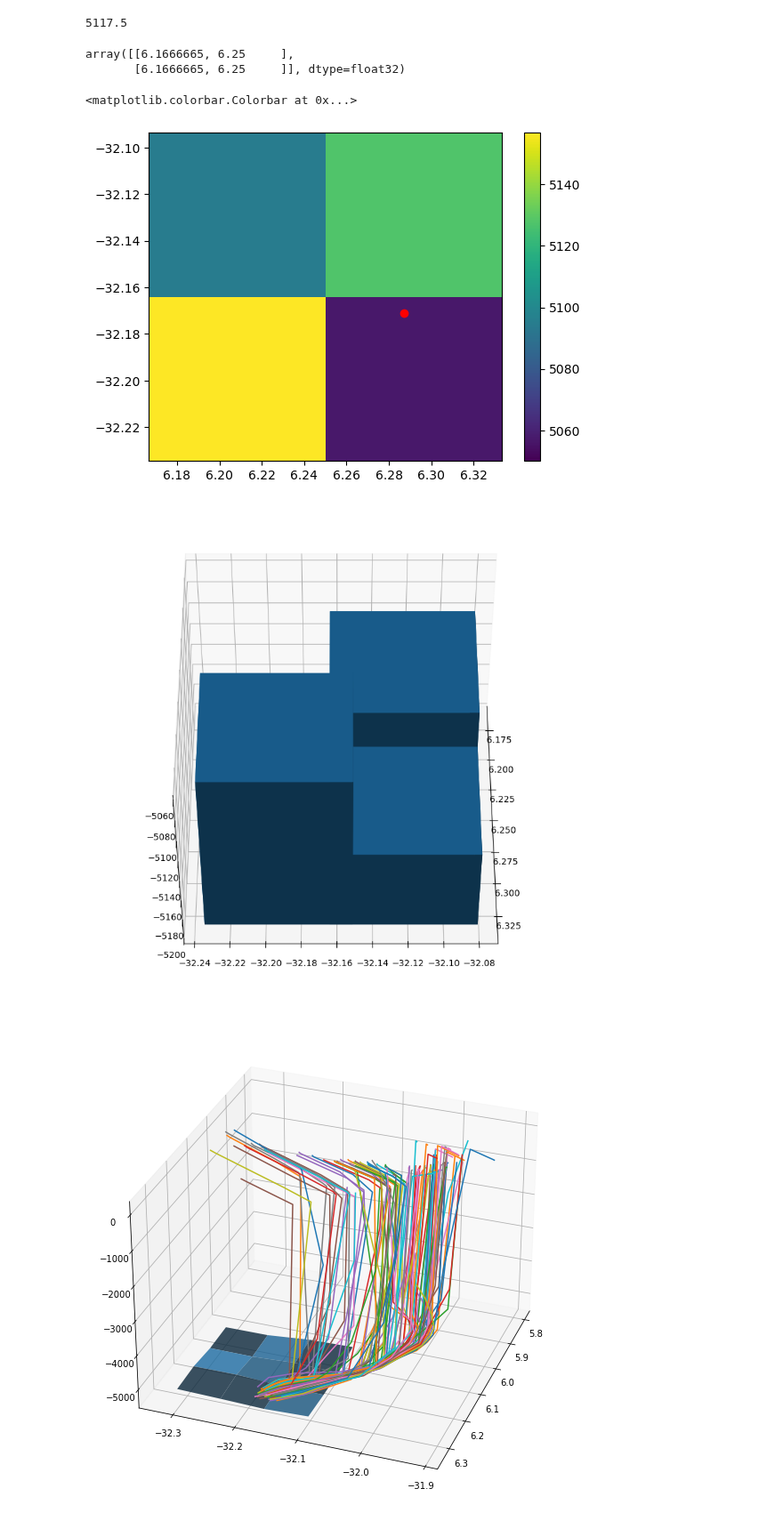
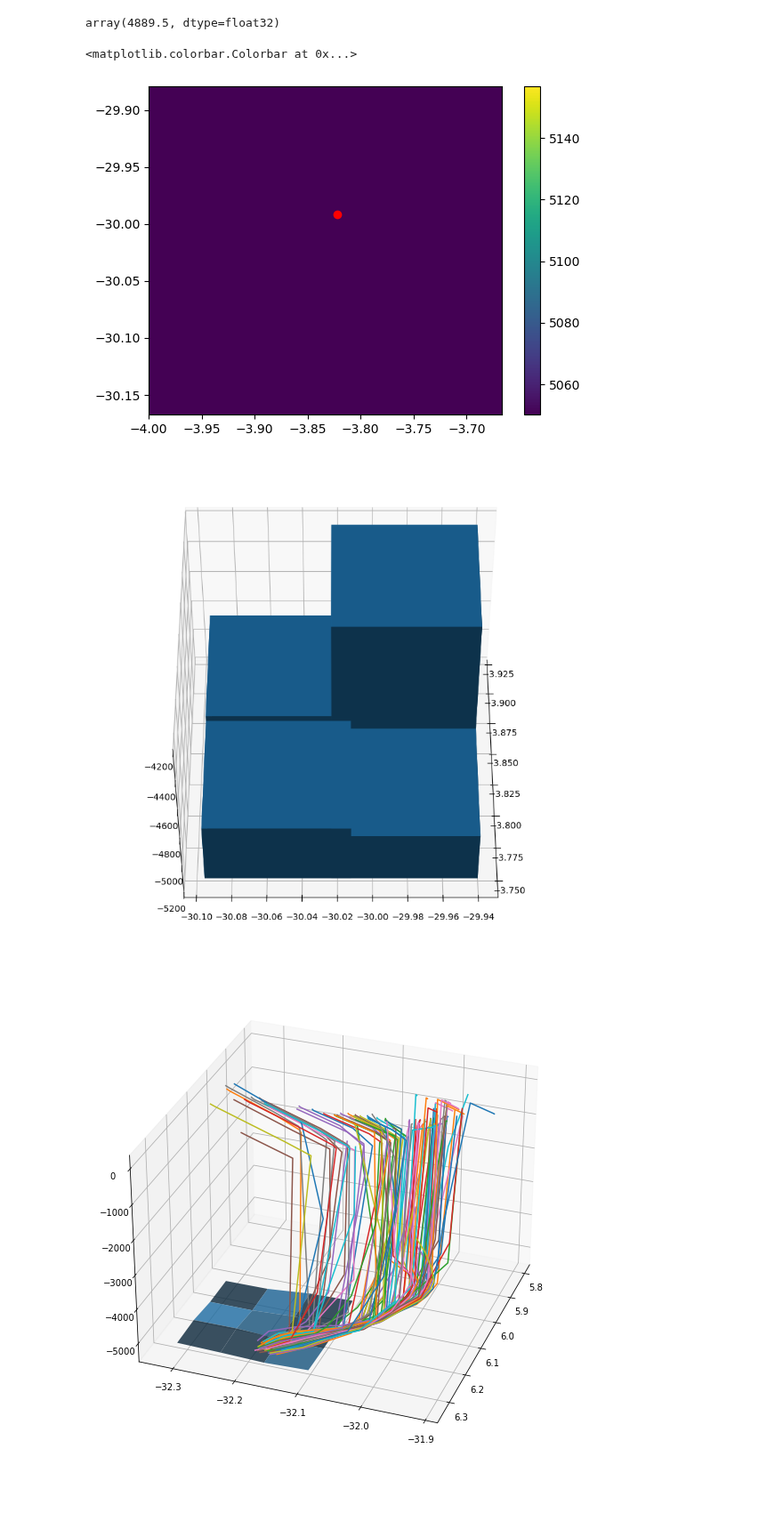
Before and after one commit to OceanParcels/Backtracking_Abyssal_Nanoplastics, a Jupyter notebook: notebooks/regarding_the bottom.ipynb, the cells around one changed output. Shown at 89% size. Drawn from its saved outputs; the diff is of its cells as text; code cells hidden in the pictures; blank space fills up the shorter version.

```diff
--- a/notebooks/regarding_the bottom.ipynb
+++ b/notebooks/regarding_the bottom.ipynb
@@ -27,6 +28,8 @@ moi_bathy = xr.load_dataset("/storage/shared/oceanparcels/input_data/MOi/domain_
 # %%
-lat_obs = -32.171
-lon_obs = 6.287
+# lat_obs = -32.171
+# lon_obs = 6.287
+lon_obs = -3.822
+lat_obs = -29.992
 
 lon_rest = abs(moi_bathy['nav_lon'][0,:] - lon_obs)
 lat_rest = abs(moi_bathy['nav_lat'][:,0] - lat_obs)
@@ -39,7 +97,7 @@ initial_lat = moi_bathy['nav_lat'][lat_index,lon_index].values
 # %%
-initial_depth -10
+initial_depth
 # %% [output]
-5117.5
+array(4889.5, dtype=float32)
 # %%
 lon_sample = 6.287
 lat_sample = -32.171
@@ -49,35 +107,28 @@ lon_cluster = [lon_sample]*n_points + np.random.normal(loc=0, scale=0.01, size=n
 lat_cluster = [lat_sample]*n_points + np.random.normal(loc=0, scale=0.01, size=n_points)
 lon_cluster = np.array(lon_cluster)
 lat_cluster = np.array(lat_cluster)
-# %%
-sea_lon
-# %% [output]
-array([[6.1666665, 6.25     ],
-       [6.1666665, 6.25     ]], dtype=float32)
 # %%
-
-
-n =1
+n = 2
 lon_range = range(lon_index-n,lon_index+n)
 lat_range = range(lat_index-n, lat_index+n)
 
 sea_floor = moi_bathy['Bathymetry'][lat_range, lon_range].values
 
 lon_range = range(lon_index-n,lon_index+n+1)
 lat_range = range(lat_index-n, lat_index+n+1)
 
 sea_lat =  moi_bathy['nav_lat'][lat_range, lon_range].values
 sea_lon =  moi_bathy['nav_lon'][lat_range, lon_range].values
 
 xx, yy = np.meshgrid(sea_lon[0,:], sea_lat[:,0])
 
 im = plt.pcolormesh(xx, yy, sea_floor, vmax=5157, vmin=5050)
 plt.scatter(lon_obs, lat_obs, c='r')
 
 plt.colorbar(im)
 # %% [output]
 <matplotlib.colorbar.Colorbar at 0x...>
-[figure, old version]
+[figure, new version]
 # %%
 n = 1
 lon_range = range(lon_index-n,lon_index+n)
@@ -97,7 +148,7 @@ ax.bar3d(sea_lon, sea_lat, dz, dx, dy, sea_floor, zorder=1)
 
 ax.view_init(elev=50., azim=0)
 # %% [output]
-[figure, old version]
+[figure, new version]
 # %%
 sim = xr.open_zarr('/storage/shared/oceanparcels/output_data/data_Claudio/tests/a.zarr/')
 # %%
```
Also changed, not shown: parts of 8 cells of this notebook, 2 other files.
